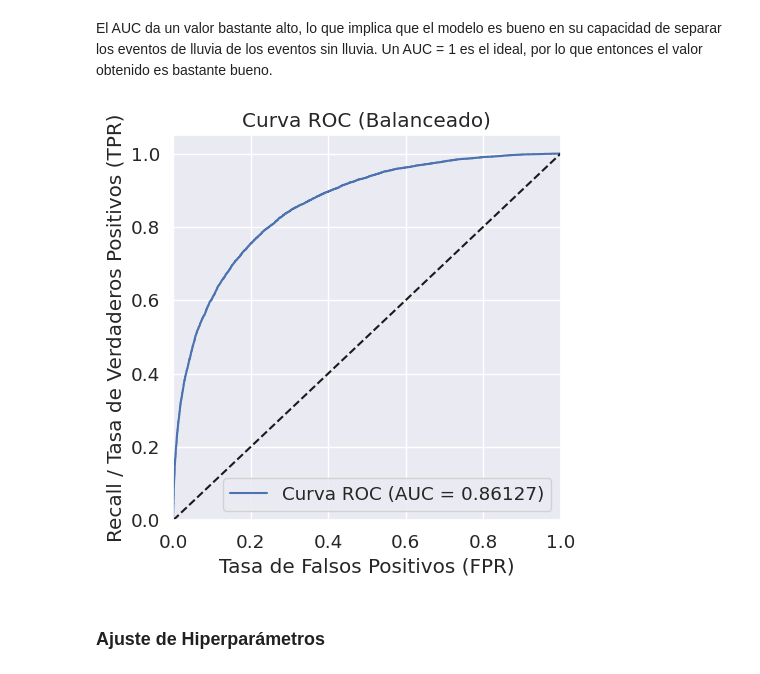
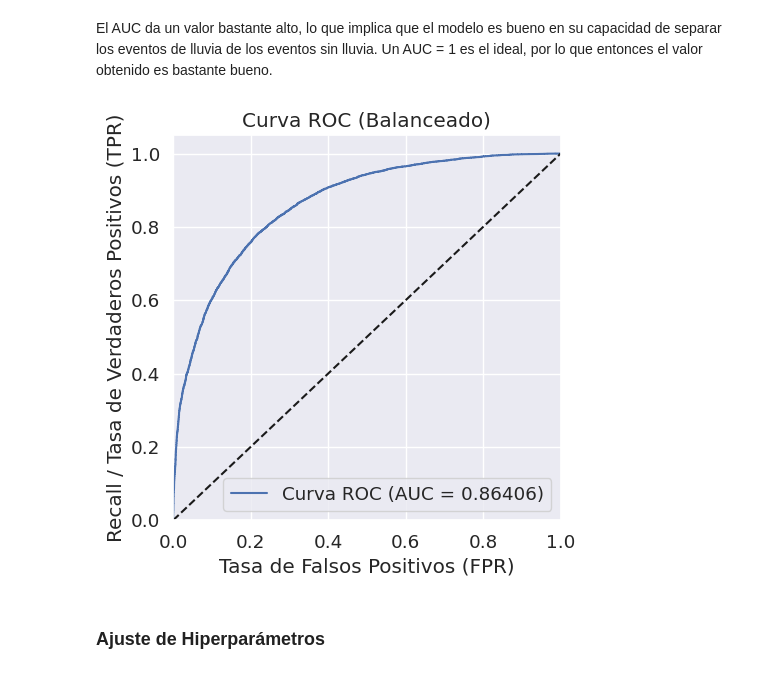
Before and after one commit to danib08/Reconocimiento-de-Patrones, a Jupyter notebook: Proyecto1.ipynb, the cells around one changed output. Cells and saved outputs as stored; diff of their text form; code cells hidden in the pictures.

```diff
--- a/Proyecto1.ipynb
+++ b/Proyecto1.ipynb
@@ -453,14 +492,0 @@ plt.show()
-# %%
-X_train = combined_data.iloc[:len(X_train)]
-X_test = combined_data.iloc[len(X_train):]
-
-unique, counts = np.unique(y_train, return_counts=True)
-class_distribution = dict(zip(unique, counts))
-print("Distribución antes de SMOTE:", class_distribution)
-
-smote = SMOTE(random_state=42, sampling_strategy=0.80)
-X_resampled, y_resampled = smote.fit_resample(X_train, y_train)
-
-unique, counts = np.unique(y_resampled, return_counts=True)
-class_distribution = dict(zip(unique, counts))
-print("Distribución después de SMOTE:", class_distribution)
@@ -554,26 +634,0 @@ En cambio, la matriz de confusión para el dataset balanceado muestra que ahora
-# %%
-# confusion matrix
-cm_train = confusion_matrix(y_resampled, y_pred_train_logreg_balanced)
-cm_test = confusion_matrix(y_test, y_pred_logreg_balanced)
-
-class_names = ["No lloverá", "Lloverá"]
-
-sns.set(font_scale=1.2)
-plt.figure(figsize=(3, 3))
-sns.heatmap(cm_train, annot=True, fmt="d", cmap=cmap , cbar=False, square=True,
-            xticklabels=class_names, yticklabels=class_names)
-
-plt.xlabel('Predicción')
-plt.ylabel('Real')
-plt.title('Training - Balanceado')
-plt.show()
-
-sns.set(font_scale=1.2)
-plt.figure(figsize=(3, 3))
-sns.heatmap(cm_test, annot=True, fmt="d", cmap=cmap , cbar=False, square=True,
-            xticklabels=class_names, yticklabels=class_names)
-
-plt.xlabel('Predicción')
-plt.ylabel('Real')
-plt.title('Test - Balanceado')
-plt.show()
@@ -650,22 +635,22 @@ Our test F1:        0.61677801
 # %% [markdown]
 El AUC da un valor bastante alto, lo que implica que el modelo es bueno en su capacidad de separar los eventos de lluvia de los eventos sin lluvia. Un AUC = 1 es el ideal, por lo que entonces el valor obtenido es bastante bueno.
 # %%
-fpr, tpr, thresholds = roc_curve(y_test, y_prob_logreg_balanced)
+fpr, tpr, thresholds = roc_curve(y_test, y_prob_logreg)
 roc_auc_curve = auc(fpr, tpr)
 
 # gráfica ROC
 plt.figure(figsize=(5, 5))
 plt.plot(fpr, tpr, label=f'Curva ROC (AUC = {roc_auc_curve:.5f})')
 plt.plot([0, 1], [0, 1], 'k--')
 plt.xlim([0.0, 1.0])
 plt.ylim([0.0, 1.05])
 plt.xlabel('Tasa de Falsos Positivos (FPR)')
 plt.ylabel('Recall / Tasa de Verdaderos Positivos (TPR)')
 plt.title('Curva ROC (Balanceado)')
 plt.legend(loc="lower right")
 plt.show()
 # %% [output]
-[figure, old version]
+[figure, new version]
 # %% [markdown]
 ### Ajuste de Hiperparámetros
 # %%
```
Also changed, not shown: parts of 50 cells of this notebook.
